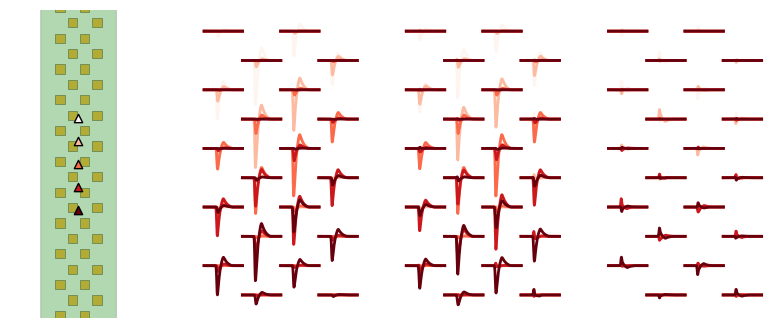
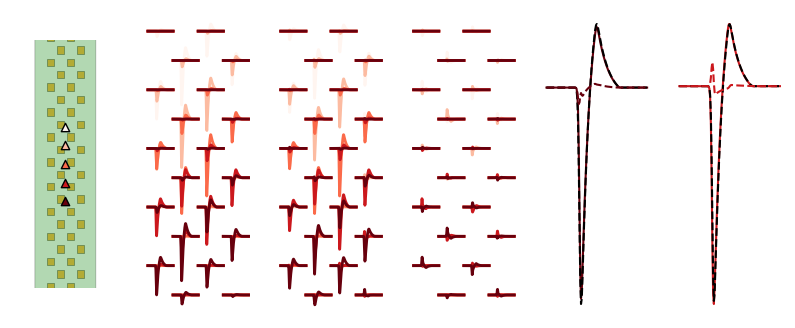
Unified diff of the notebook cell whose output changed from the first chart to the second:
--- before
+++ after
@@ -62,4 +62,6 @@
     cell_id = 2
 
+    chan_ind = 49
+
     # steps_indices = np.arange(0, num_disp, 10)
     # steps_indices [0, 10, 20, 30, 40, 50]
@@ -74,5 +76,5 @@
 
     ax0 = axs[0]
-    si.plot_probe_map(rec_drifting, ax=ax0)
+    si.plot_probe_map(rec_drifting, ax=ax0, with_channel_ids=False) # 
     loc = unit_locations[cell_id, :2]
     for i, step in enumerate(steps_indices):
@@ -86,5 +88,4 @@
     
     
-
     for i, step in enumerate(steps_indices):
         gt = gt_drifting_templates.templates_array_moved[step, cell_id, :, :][:, sparsity_mask[cell_id]]
@@ -97,5 +98,5 @@
 
         # TODO y_scale 5.
-        def plot_one(a, ax):
+        def plot_one_template(a, ax):
             templates = extra['templates'].to_sparse(sparsity)
             templates.templates_array[cell_id, :, :gt.shape[1]] = a
@@ -108,8 +109,27 @@
                                 unit_colors = {unit_ids[cell_id] : cmap(i)},
                                 backend="matplotlib")
-        plot_one(gt, axs[1])
-        plot_one(interp, axs[2])
-        plot_one(interp - gt, axs[3])
-        
+        plot_one_template(gt, axs[1])
+        plot_one_template(interp, axs[2])
+        plot_one_template(interp - gt, axs[3])
+
+        if i == 4:
+            chan_ind = 112
+            ax = axs[4]
+            gt = gt_drifting_templates.templates_array_moved[step, cell_id, :, :][:, chan_ind]
+            interp = interp_drifting_templates.templates_array_moved[step, cell_id, :, :][:, chan_ind]
+            ax.plot(gt, color=cmap(i))
+            ax.plot(interp, color='black', ls='--')
+            ax.plot(interp - gt, color=cmap(i), ls='--')
+
+        if i == 3:
+            chan_ind = 113
+            ax = axs[5]
+            gt = gt_drifting_templates.templates_array_moved[step, cell_id, :, :][:, chan_ind]
+            interp = interp_drifting_templates.templates_array_moved[step, cell_id, :, :][:, chan_ind]
+            ax.plot(gt, color=cmap(i))
+            ax.plot(interp, color='black', ls='--')
+            ax.plot(interp - gt, color=cmap(i), ls='--')
+
+    
         
 
@@ -130,4 +150,4 @@
 
 
-fig, axs = plt.subplots(ncols=4, figsize=(10, 4))
+fig, axs = plt.subplots(ncols=6, figsize=(10, 4))
 plot_example_moving_templates(axs)

Commit: Update figures for v2